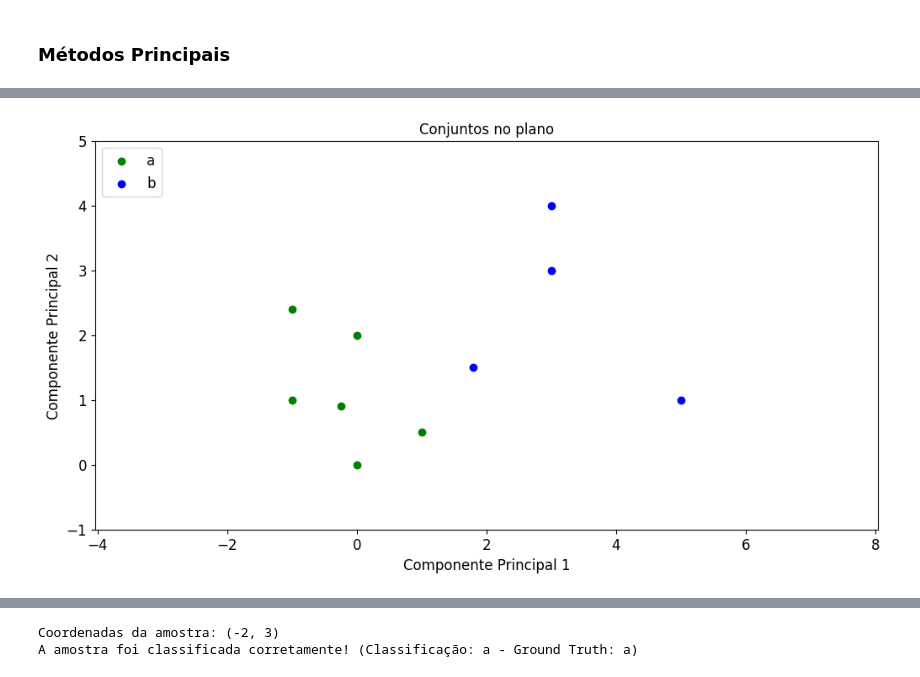
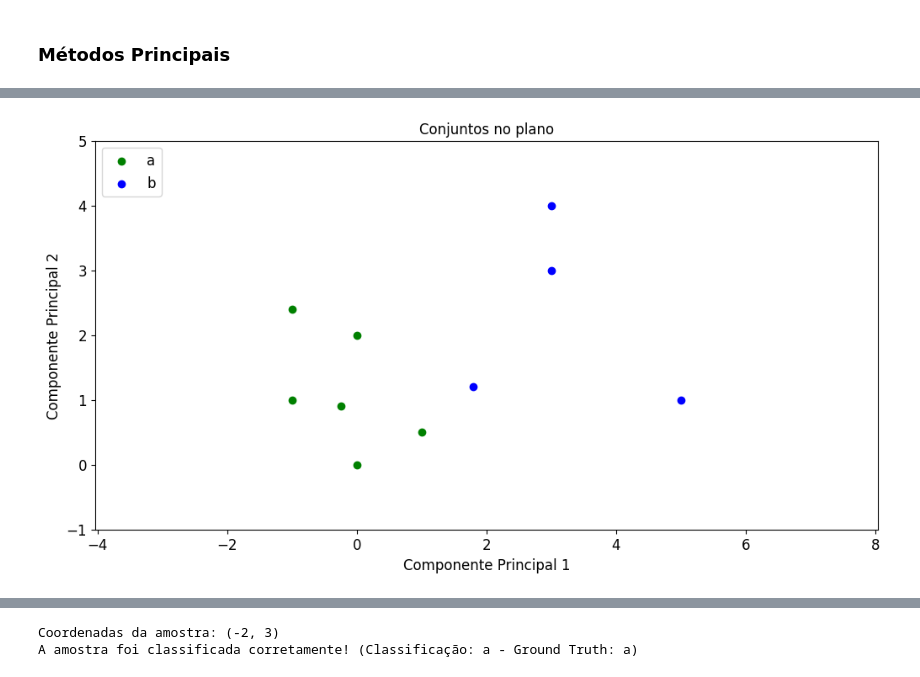
Before and after one commit to vinisilvag/geometry-classifier, a Jupyter notebook: src/main.ipynb, the cells around one changed output, grey strips where cells are left out. Cells and saved outputs as stored; diff of their text form; code cells hidden in the pictures.

```diff
--- a/src/main.ipynb
+++ b/src/main.ipynb
@@ -467,15 +526,15 @@ Aqui estão descritos alguns exemplos simples, com dados sintéticos de como é
 # %%
 # Conjuntos sintéticos
 
 label_a = "a"
 label_b = "b"
 
 set_a = [Sample(0, 2, label_a), Sample(0, 0, label_a), Sample(-0.25, 0.9, label_a), Sample(-1, 2.4, label_a), Sample(1, 0.5, label_a), Sample(-1, 1, label_a)]
-set_b = [Sample(1.8, 1.5, label_b), Sample(3, 4, label_b), Sample(5, 1, label_b), Sample(3, 3, label_b)]
+set_b = [Sample(1.8, 1.2, label_b), Sample(3, 4, label_b), Sample(5, 1, label_b), Sample(3, 3, label_b)]
 
 plot_sets(set_a, set_b, label_a, label_b)
 # %% [output]
-[figure, old version]
+[figure, new version]
 # %%
 # Envoltórias Convexas
 
```
Also changed, not shown: parts of 44 cells of this notebook, 25 other files.
